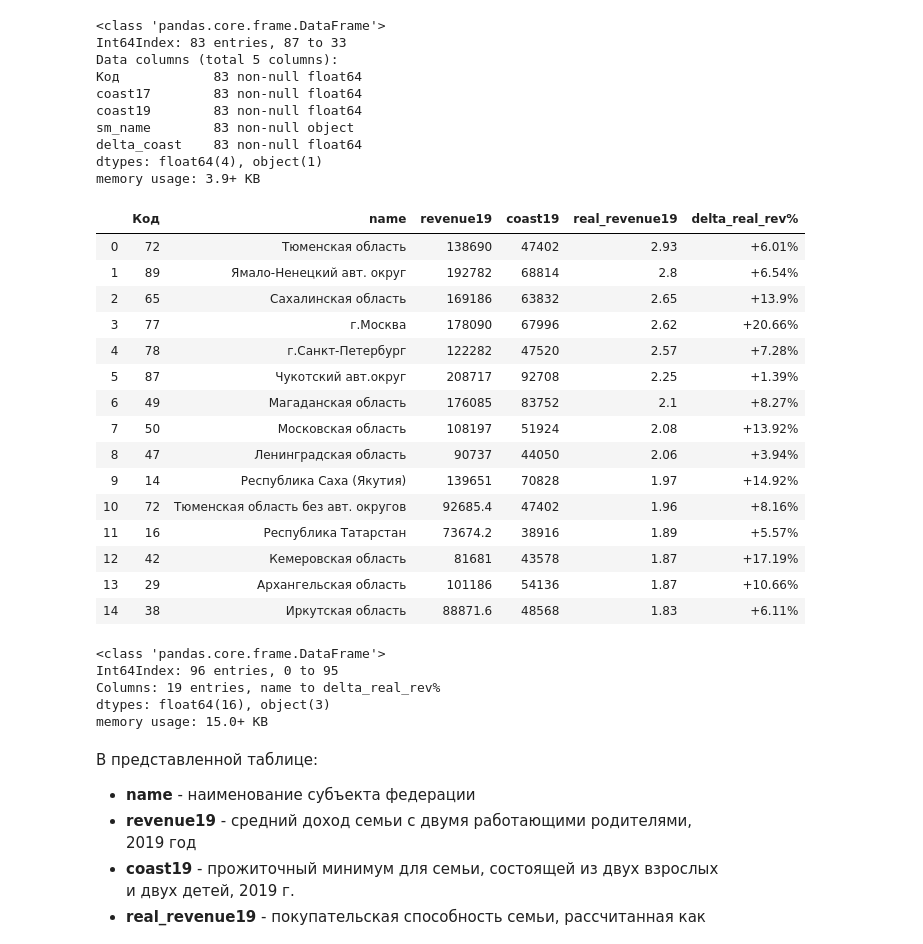
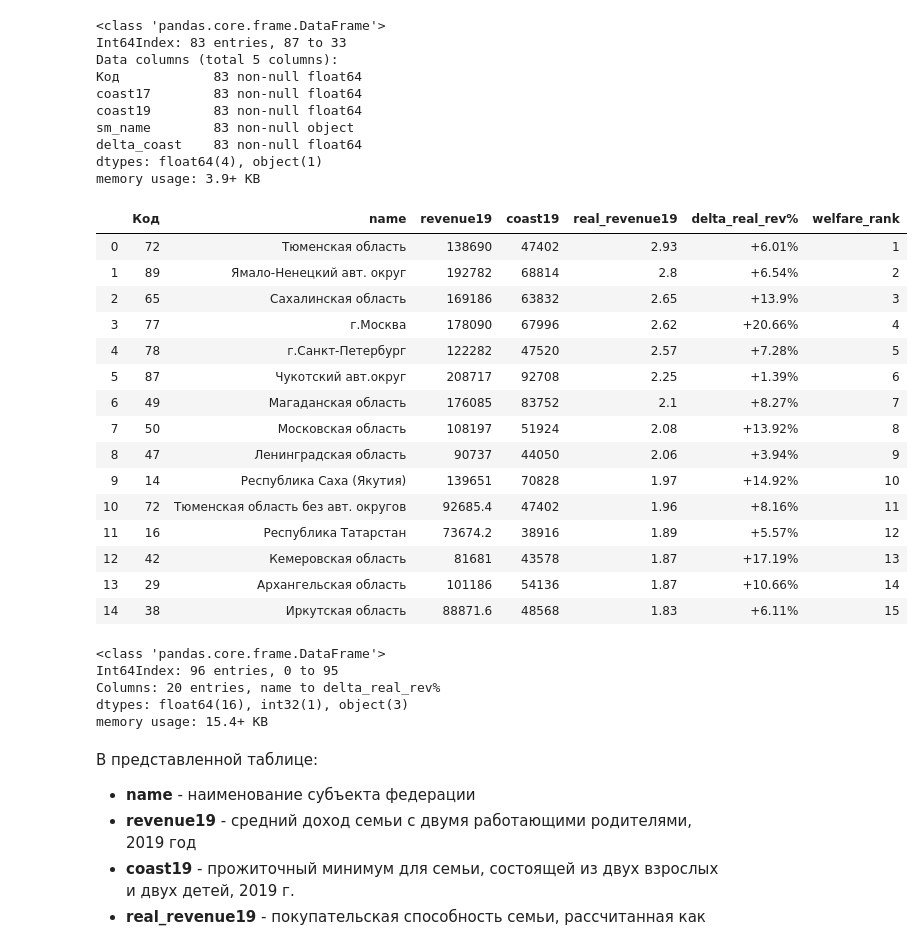
Before and after one commit to vyushmanov/ML-Analytics, a Jupyter notebook: 2020-08-26_Region_family_matrix/Family_migration.ipynb, the cells around one changed output. Cells and saved outputs as stored; diff of their text form; code cells hidden in the pictures.

Commit message:
Rank high-school

```diff
--- a/2020-08-26_Region_family_matrix/Family_migration.ipynb
+++ b/2020-08-26_Region_family_matrix/Family_migration.ipynb
@@ -209,42 +210,45 @@ memory usage: 3.9+ KB
 # %%
 # Формируем сравнение покупательской способности по регионам
 
 matrix = pd.merge(revenue, coasts, how = 'left', on = ['sm_name'])
 #matrix.drop(['Код', 'sm_name'], axis=1, inplace = True)
 matrix['real_revenue17'] = matrix.apply(lambda x: x['revenue17'] / x['coast17'], axis = 1)
 matrix['real_revenue19'] = matrix.apply(lambda x: round(x['revenue19'] / x['coast19'], 2), axis = 1)
 
 matrix['delta_real_rev'] = matrix.apply(lambda x: round((x['real_revenue19'] - x['real_revenue17']) / x['real_revenue17'] * 100, 2), axis = 1)
+matrix = matrix.sort_values(by = ['real_revenue19'], ascending = False)
+matrix['welfare_rank'] = range(1, len(matrix)+1)
+matrix = matrix.sort_index()
 view_matrix = pd.DataFrame(matrix)
 view_matrix['delta_real_rev%'] = view_matrix['delta_real_rev'].map(lambda x: '+' + str(x) + '%' if x >= 0 else str(x) + '%')
 
-key_columns = ['Код', 'name', 'revenue19', 'coast19', 'real_revenue19', 'delta_real_rev%']
+key_columns = ['Код', 'name', 'revenue19', 'coast19', 'real_revenue19', 'delta_real_rev%', 'welfare_rank']
 view_matrix = view_matrix.sort_values(by = ['real_revenue19'], ascending = False)
 view = view_matrix[key_columns].dropna(axis = 0)
 display(HTML(tabulate(np.array(view[view['real_revenue19'] > 1.8]), headers = key_columns, tablefmt='html', showindex="always")))
 matrix.info(verbose = False)
 # %% [output]
-|  | Код | name | revenue19 | coast19 | real_revenue19 | delta_real_rev% |
-| 0 | 72 | Тюменская область | 138690 | 47402 | 2.93 | +6.01% |
-| 1 | 89 | Ямало-Ненецкий авт. округ | 192782 | 68814 | 2.8 | +6.54% |
-| 2 | 65 | Сахалинская область | 169186 | 63832 | 2.65 | +13.9% |
-| 3 | 77 | г.Москва | 178090 | 67996 | 2.62 | +20.66% |
-| 4 | 78 | г.Санкт-Петербург | 122282 | 47520 | 2.57 | +7.28% |
-| 5 | 87 | Чукотский авт.округ | 208717 | 92708 | 2.25 | +1.39% |
-| 6 | 49 | Магаданская область | 176085 | 83752 | 2.1 | +8.27% |
-| 7 | 50 | Московская область | 108197 | 51924 | 2.08 | +13.92% |
-| 8 | 47 | Ленинградская область | 90737 | 44050 | 2.06 | +3.94% |
-| 9 | 14 | Республика Саха (Якутия) | 139651 | 70828 | 1.97 | +14.92% |
-| 10 | 72 | Тюменская область без авт. округов | 92685.4 | 47402 | 1.96 | +8.16% |
-| 11 | 16 | Республика Татарстан | 73674.2 | 38916 | 1.89 | +5.57% |
-| 12 | 42 | Кемеровская область | 81681 | 43578 | 1.87 | +17.19% |
-| 13 | 29 | Архангельская область | 101186 | 54136 | 1.87 | +10.66% |
-| 14 | 38 | Иркутская область | 88871.6 | 48568 | 1.83 | +6.11% |
+|  | Код | name | revenue19 | coast19 | real_revenue19 | delta_real_rev% | welfare_rank |
+| 0 | 72 | Тюменская область | 138690 | 47402 | 2.93 | +6.01% | 1 |
+| 1 | 89 | Ямало-Ненецкий авт. округ | 192782 | 68814 | 2.8 | +6.54% | 2 |
+| 2 | 65 | Сахалинская область | 169186 | 63832 | 2.65 | +13.9% | 3 |
+| 3 | 77 | г.Москва | 178090 | 67996 | 2.62 | +20.66% | 4 |
+| 4 | 78 | г.Санкт-Петербург | 122282 | 47520 | 2.57 | +7.28% | 5 |
+| 5 | 87 | Чукотский авт.округ | 208717 | 92708 | 2.25 | +1.39% | 6 |
+| 6 | 49 | Магаданская область | 176085 | 83752 | 2.1 | +8.27% | 7 |
+| 7 | 50 | Московская область | 108197 | 51924 | 2.08 | +13.92% | 8 |
+| 8 | 47 | Ленинградская область | 90737 | 44050 | 2.06 | +3.94% | 9 |
+| 9 | 14 | Республика Саха (Якутия) | 139651 | 70828 | 1.97 | +14.92% | 10 |
+| 10 | 72 | Тюменская область без авт. округов | 92685.4 | 47402 | 1.96 | +8.16% | 11 |
+| 11 | 16 | Республика Татарстан | 73674.2 | 38916 | 1.89 | +5.57% | 12 |
+| 12 | 42 | Кемеровская область | 81681 | 43578 | 1.87 | +17.19% | 13 |
+| 13 | 29 | Архангельская область | 101186 | 54136 | 1.87 | +10.66% | 14 |
+| 14 | 38 | Иркутская область | 88871.6 | 48568 | 1.83 | +6.11% | 15 |
 <class 'pandas.core.frame.DataFrame'>
 Int64Index: 96 entries, 0 to 95
-Columns: 19 entries, name to delta_real_rev%
-dtypes: float64(16), object(3)
-memory usage: 15.0+ KB
+Columns: 20 entries, name to delta_real_rev%
+dtypes: float64(16), int32(1), object(3)
+memory usage: 15.4+ KB
 # %% [markdown]
 В представленной таблице:
 * __name__ - наименование субъекта федерации
```
Also changed, not shown: parts of 10 cells of this notebook.
